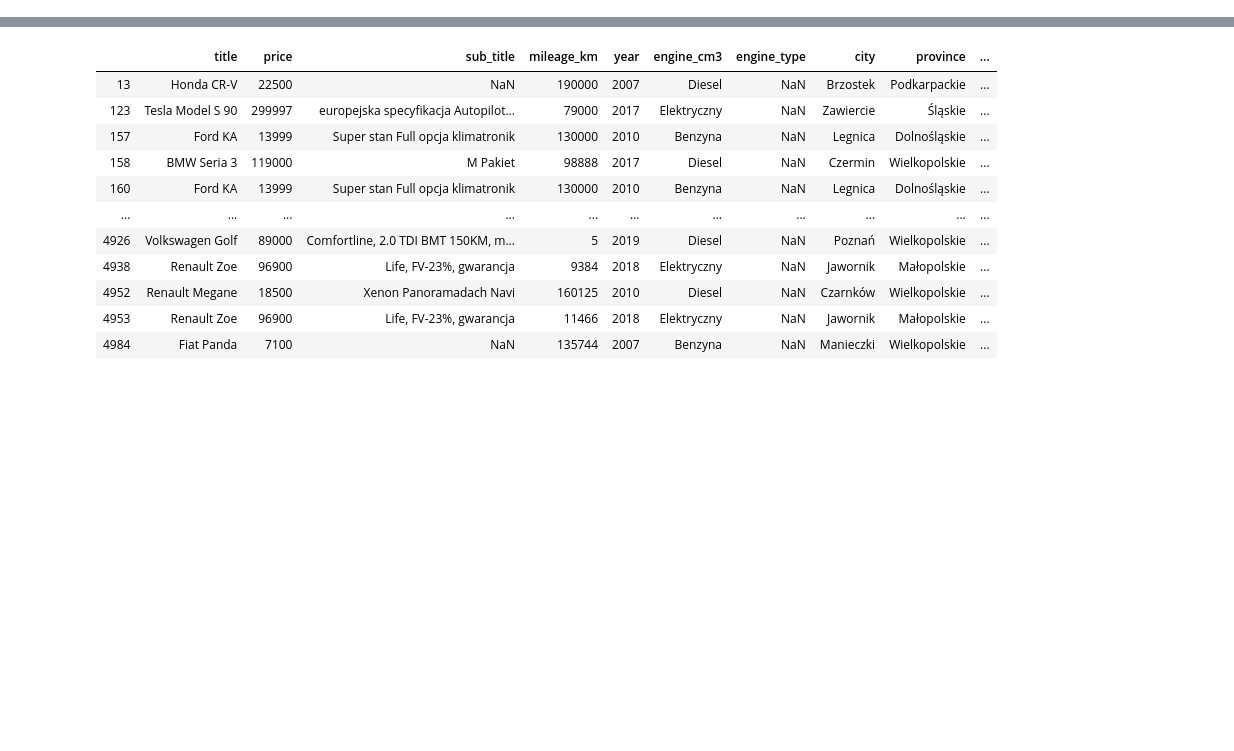
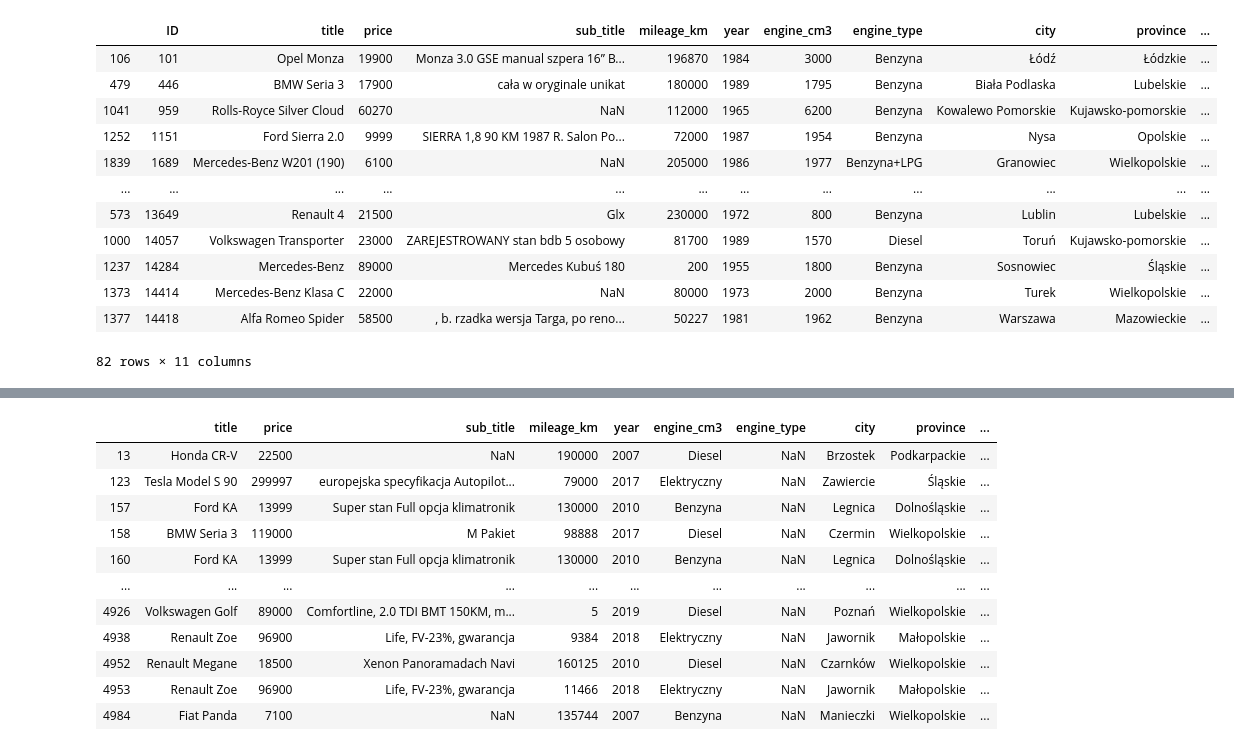
Before and after one commit to TomekQ13/Car_purchase, a Jupyter notebook: car_purchase_preprocessing.ipynb, the cells around one changed output, grey strips where cells are left out. Cells and saved outputs as stored; diff of their text form; code cells hidden in the pictures; blank space fills up the shorter version.

```diff
--- a/car_purchase_preprocessing.ipynb
+++ b/car_purchase_preprocessing.ipynb
@@ -74,0 +161,16 @@ x.data
+# %%
+x.data[x.data['year']<1990]
+# %% [output]
+|  | ID | title | price | sub_title | mileage_km | year | engine_cm3 | engine_type | city | province | ... |
+| 106 | 101 | Opel Monza | 19900 | Monza 3.0 GSE manual szpera 16” B... | 196870 | 1984 | 3000 | Benzyna | Łódź | Łódzkie | ... |
+| 479 | 446 | BMW Seria 3 | 17900 | cała w oryginale unikat | 180000 | 1989 | 1795 | Benzyna | Biała Podlaska | Lubelskie | ... |
+| 1041 | 959 | Rolls-Royce Silver Cloud | 60270 | NaN | 112000 | 1965 | 6200 | Benzyna | Kowalewo Pomorskie | Kujawsko-pomorskie | ... |
+| 1252 | 1151 | Ford Sierra 2.0 | 9999 | SIERRA 1,8 90 KM 1987 R. Salon Po... | 72000 | 1987 | 1954 | Benzyna | Nysa | Opolskie | ... |
+| 1839 | 1689 | Mercedes-Benz W201 (190) | 6100 | NaN | 205000 | 1986 | 1977 | Benzyna+LPG | Granowiec | Wielkopolskie | ... |
+| ... | ... | ... | ... | ... | ... | ... | ... | ... | ... | ... | ... |
+| 573 | 13649 | Renault 4 | 21500 | Glx | 230000 | 1972 | 800 | Benzyna | Lublin | Lubelskie | ... |
+| 1000 | 14057 | Volkswagen Transporter | 23000 | ZAREJESTROWANY stan bdb 5 osobowy | 81700 | 1989 | 1570 | Diesel | Toruń | Kujawsko-pomorskie | ... |
+| 1237 | 14284 | Mercedes-Benz | 89000 | Mercedes Kubuś 180 | 200 | 1955 | 1800 | Benzyna | Sosnowiec | Śląskie | ... |
+| 1373 | 14414 | Mercedes-Benz Klasa C | 22000 | NaN | 80000 | 1973 | 2000 | Benzyna | Turek | Wielkopolskie | ... |
+| 1377 | 14418 | Alfa Romeo Spider | 58500 | , b. rzadka wersja Targa, po reno... | 50227 | 1981 | 1962 | Benzyna | Warszawa | Mazowieckie | ... |
+82 rows × 11 columns
```
Also changed, not shown: parts of 10 cells of this notebook.
